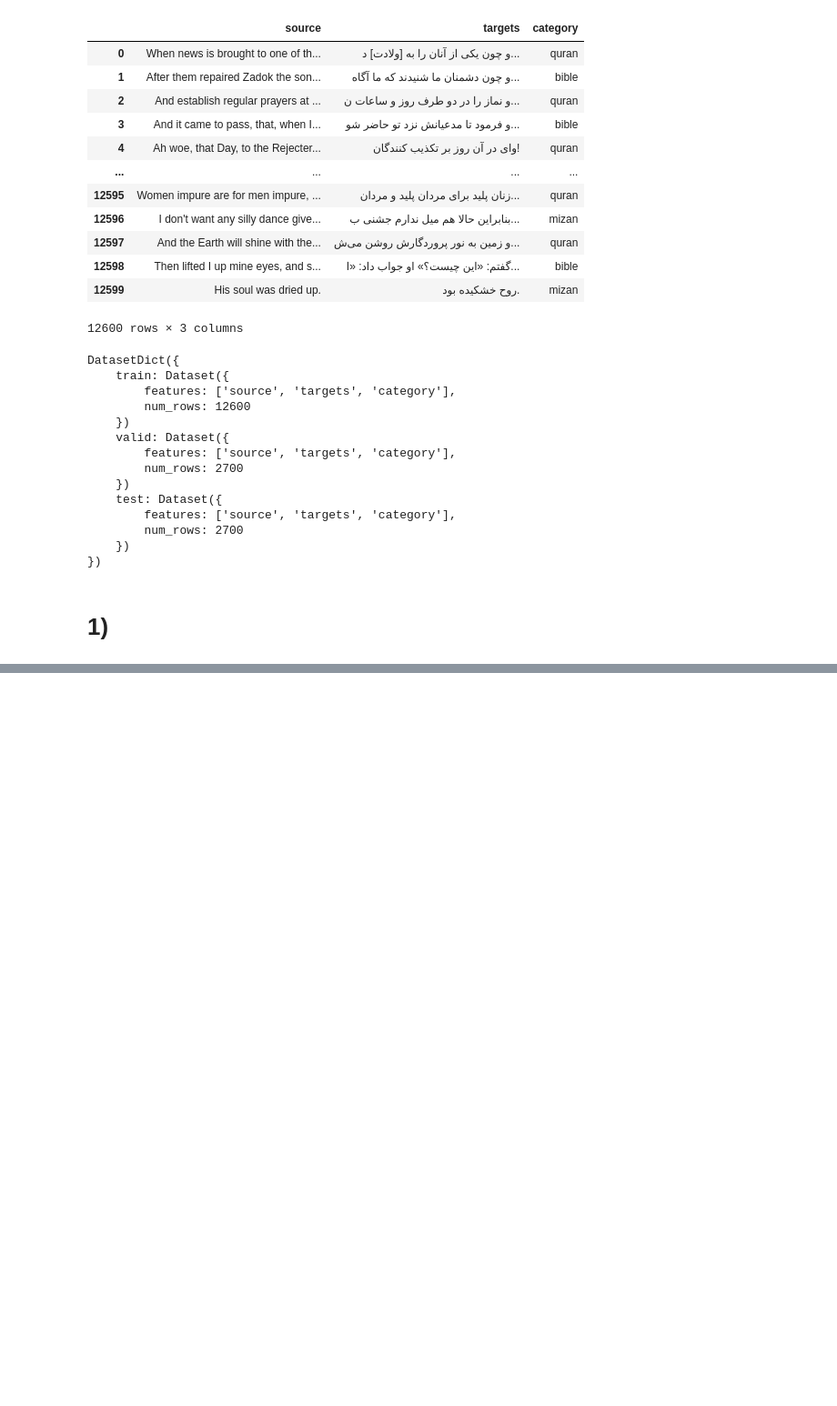
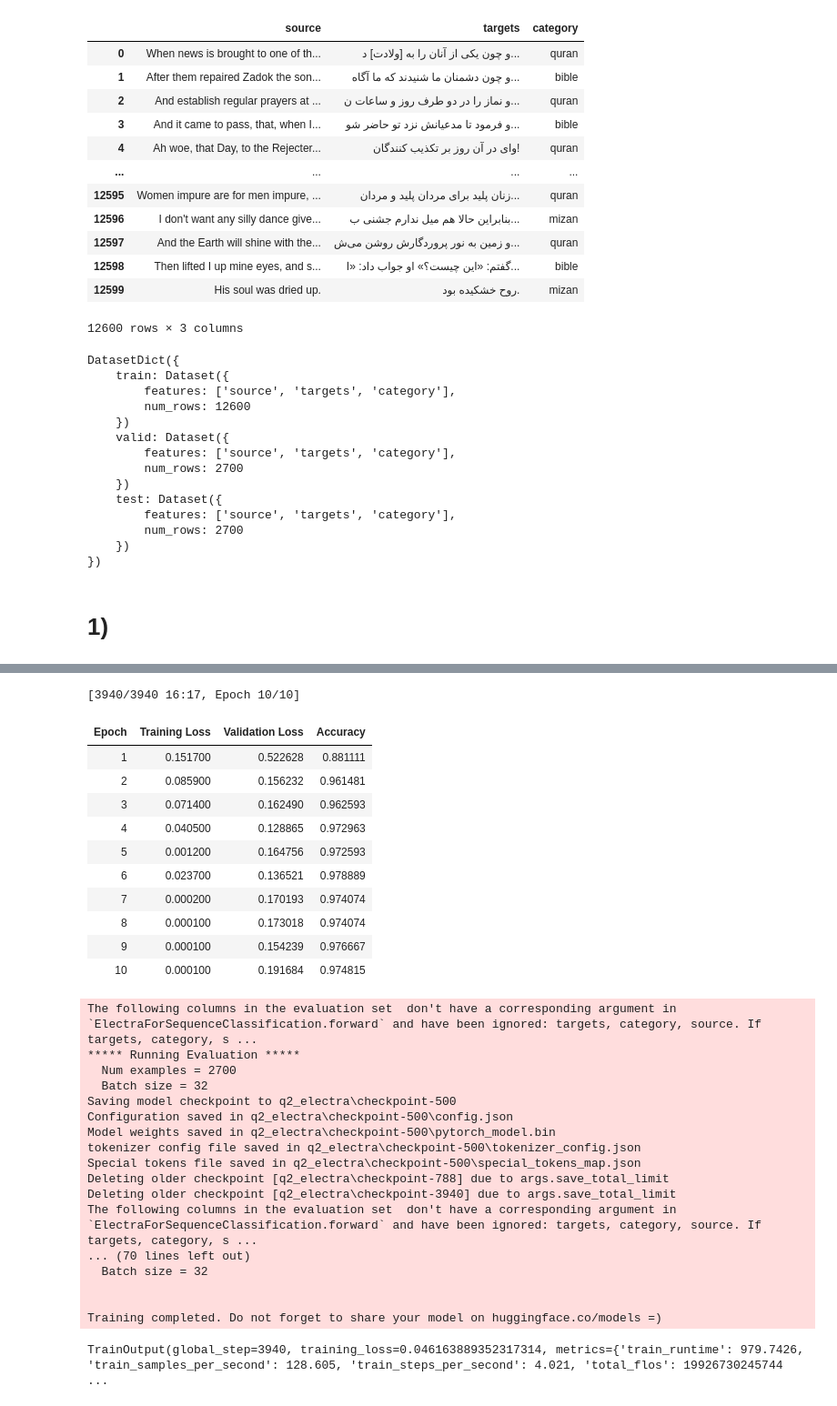
Before and after one commit to mohsenfayyaz/nlp-course-ut, a Jupyter notebook: CA4_Transformers/2_Multilingual.ipynb, the cells around one changed output, grey strips where cells are left out. Shown at 91% size. Cells and saved outputs as stored; diff of their text form; code cells hidden in the pictures; blank space fills up the shorter version.

```diff
--- a/CA4_Transformers/2_Multilingual.ipynb
+++ b/CA4_Transformers/2_Multilingual.ipynb
@@ -49,3 +52,8 @@ DatasetDict({
 })
 # %% [markdown]
 # 1)
+# %%
+model_checkpoint = "google/electra-base-discriminator"
+tokenizer = AutoTokenizer.from_pretrained(model_checkpoint)
+model = AutoModelForSequenceClassification.from_pretrained(model_checkpoint, num_labels=3)
+model
@@ -51,0 +83,16 @@ DatasetDict({
+# %%
+metric = load_metric("accuracy")
+def compute_metrics(eval_pred):
+    logits, labels = eval_pred
+    predictions = np.argmax(logits, axis=-1)
+    return metric.compute(predictions=predictions, references=labels)
+
+str_to_int = {"quran": 0, "bible": 1, "mizan": 2}
+def tokenize_function(examples):
+    tokenized_batch = tokenizer(examples["source"], truncation=True, max_length=128)
+    tokenized_batch["label"] = [str_to_int[label] for label in examples["category"]]
+    return tokenized_batch
+
+tokenized_datasets = dataset.map(tokenize_function, batched=True)
+print(tokenized_datasets["train"][0])
+tokenized_datasets
@@ -51,0 +115,25 @@ DatasetDict({
+# %%
+training_args = TrainingArguments(
+    output_dir="q2_electra",
+    evaluation_strategy="epoch",
+    logging_steps = 20,
+    learning_rate=3e-5,
+    num_train_epochs=10,
+    per_device_train_batch_size=32,
+    per_device_eval_batch_size=32,
+    save_total_limit = 1,
+    group_by_length = True,
+    seed=0,
+#     save_strategy = "epoch",
+#     load_best_model_at_end=True,
+)
+trainer = Trainer(
+    model=model,
+    args=training_args,
+    train_dataset=tokenized_datasets["train"],
+    eval_dataset=tokenized_datasets["valid"],
+    tokenizer=tokenizer,
+    compute_metrics=compute_metrics,
+)
+trainer.train()
+# %% [output]
@@ -51,0 +148,30 @@ DatasetDict({
+[3940/3940 16:17, Epoch 10/10]
+| Epoch | Training Loss | Validation Loss | Accuracy |
+| 1 | 0.151700 | 0.522628 | 0.881111 |
+| 2 | 0.085900 | 0.156232 | 0.961481 |
+| 3 | 0.071400 | 0.162490 | 0.962593 |
+| 4 | 0.040500 | 0.128865 | 0.972963 |
+| 5 | 0.001200 | 0.164756 | 0.972593 |
+| 6 | 0.023700 | 0.136521 | 0.978889 |
+| 7 | 0.000200 | 0.170193 | 0.974074 |
+| 8 | 0.000100 | 0.173018 | 0.974074 |
+| 9 | 0.000100 | 0.154239 | 0.976667 |
+| 10 | 0.000100 | 0.191684 | 0.974815 |
+The following columns in the evaluation set  don't have a corresponding argument in `ElectraForSequenceClassification.forward` and have been ignored: targets, category, source. If targets, category, s ...
+***** Running Evaluation *****
+  Num examples = 2700
+  Batch size = 32
+Saving model checkpoint to q2_electra\checkpoint-500
+Configuration saved in q2_electra\checkpoint-500\config.json
+Model weights saved in q2_electra\checkpoint-500\pytorch_model.bin
+tokenizer config file saved in q2_electra\checkpoint-500\tokenizer_config.json
+Special tokens file saved in q2_electra\checkpoint-500\special_tokens_map.json
+Deleting older checkpoint [q2_electra\checkpoint-788] due to args.save_total_limit
+Deleting older checkpoint [q2_electra\checkpoint-3940] due to args.save_total_limit
+The following columns in the evaluation set  don't have a corresponding argument in `ElectraForSequenceClassification.forward` and have been ignored: targets, category, source. If targets, category, s ...
+... (70 lines left out)
+  Batch size = 32
+
+
+Training completed. Do not forget to share your model on huggingface.co/models =)
+TrainOutput(global_step=3940, training_loss=0.046163889352317314, metrics={'train_runtime': 979.7426, 'train_samples_per_second': 128.605, 'train_steps_per_second': 4.021, 'total_flos': 19926730245744 ...
```
Also changed, not shown: parts of 11 cells of this notebook, 4 other files.
